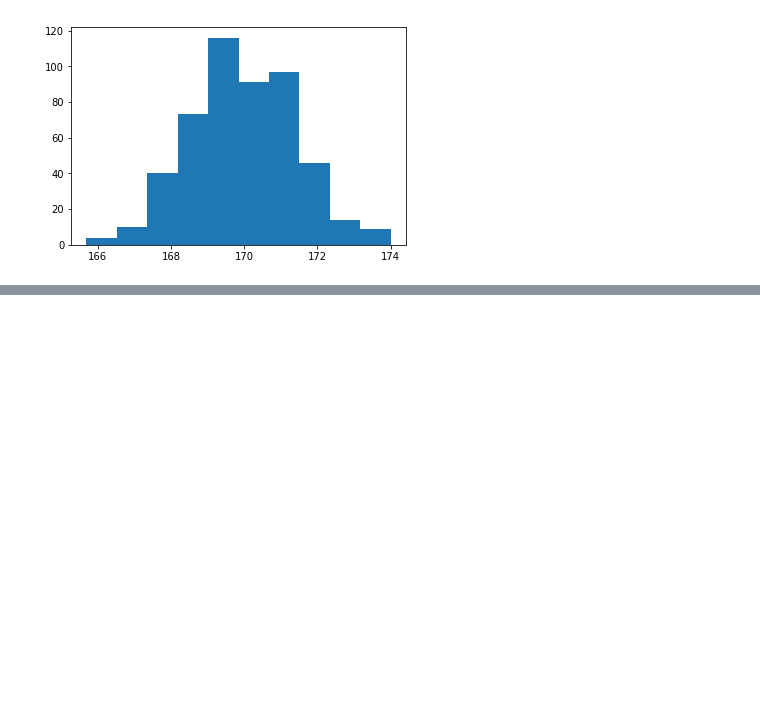
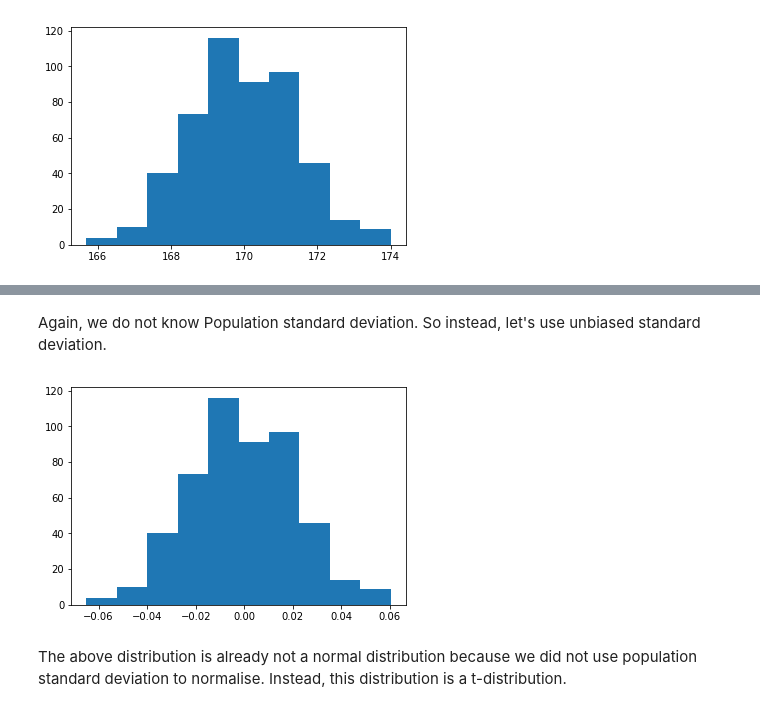
Before and after one commit to yotaKawashima/Statistics, a Jupyter notebook: Statistic_ANOVA.ipynb, the cells around one changed output, grey strips where cells are left out. Drawn from its saved outputs; the diff is of its cells as text; code cells hidden in the pictures; blank space fills up the shorter version.

```diff
--- a/Statistic_ANOVA.ipynb
+++ b/Statistic_ANOVA.ipynb
@@ -113,0 +122,11 @@ IndexError: tuple index out of range
+# %% [markdown]
+Again, we do not know Population standard deviation. So instead, let's use unbiased standard deviation.
+# %%
+# Normalise sample means using population mean and unbiased standard deviation
+Smeans_normalised_U = (Smeans - Pmean)/USD/np.sqrt(Sn)
+
+hist_Smeans_normalised_U = plt.hist(Smeans_normalised_U)
+# %% [output]
+[figure, added]
+# %% [markdown]
+The above distribution is already not a normal distribution because we did not use population standard deviation to normalise. Instead, this distribution is a t-distribution.
```
Also changed, not shown: parts of 3 cells of this notebook.
